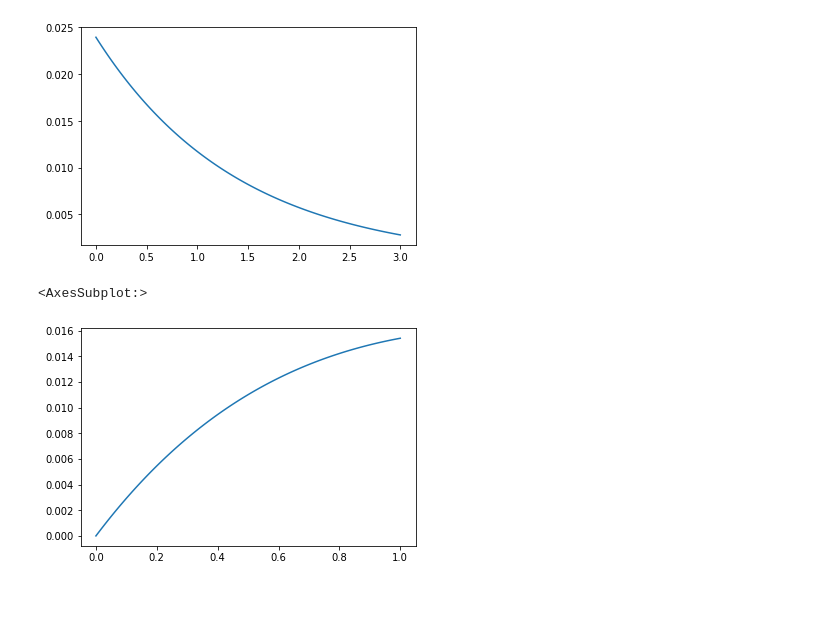
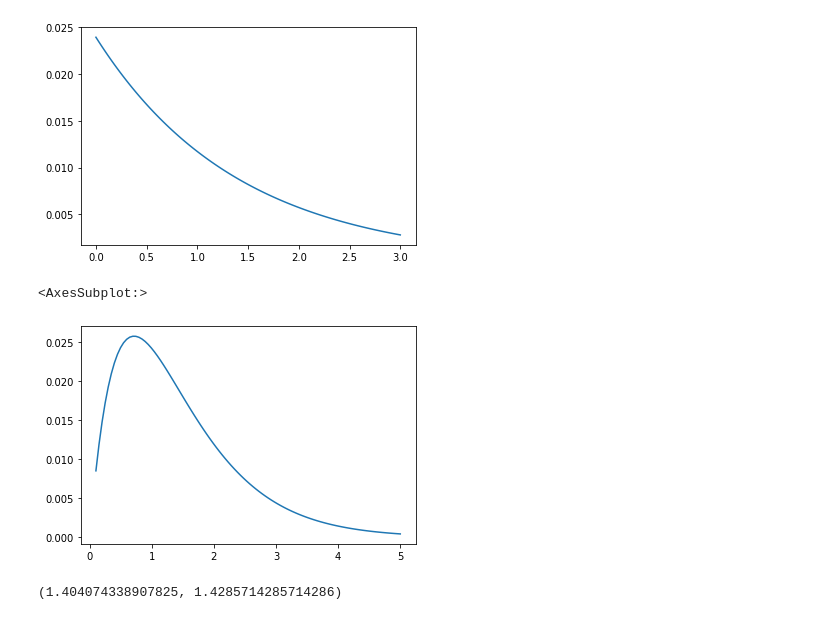
Before and after one commit to minstrel1149/think_bayes, a Jupyter notebook: Ch.08_Poisson_Processes.ipynb, the cells around one changed output. Saved outputs shown, nothing was run; the diff lists cells and outputs as text; code cells hidden in the pictures.

```diff
--- a/Ch.08_Poisson_Processes.ipynb
+++ b/Ch.08_Poisson_Processes.ipynb
@@ -50,14 +50,18 @@ prior.plot()
 <AxesSubplot:>
 [figure]
 # %%
-# 감마분포는 alpha번째 사건이 발생할 때까지 대기시간의 분포
+# 감마분포는 r번째 사건이 발생할 때까지 대기시간의 분포
 # ex. lam(평균득점)가 1.4일 경우 두번째 골이 들어갈때까지의 대기시간은 1경기 통으로 보내는 것도 부족
 alpha, beta = 2, 1/lam
-qs = np.linspace(0, 1, 101)
-ps = ss.gamma(alpha, scale=1/beta).pdf(qs)
+qs = np.linspace(0.1, 5, 100)
+ps = ss.gamma(alpha, scale=beta).pdf(qs)
 prior = Pmf(ps, qs)
 prior.normalize()
 prior.plot()
 # %% [output]
 <AxesSubplot:>
-[figure, old version]
+[figure, new version]
+# %%
+prior.mean(), alpha * beta
+# %% [output]
+(1.404074338907825, 1.4285714285714286)
```
Also changed, not shown: parts of 5 cells of this notebook, 2 other files.
